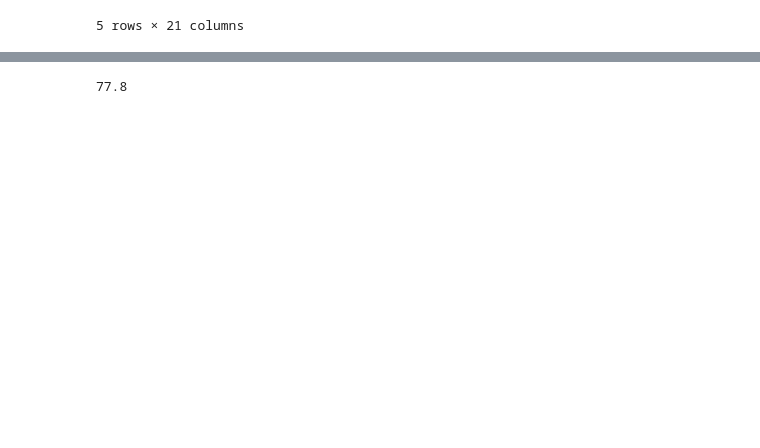
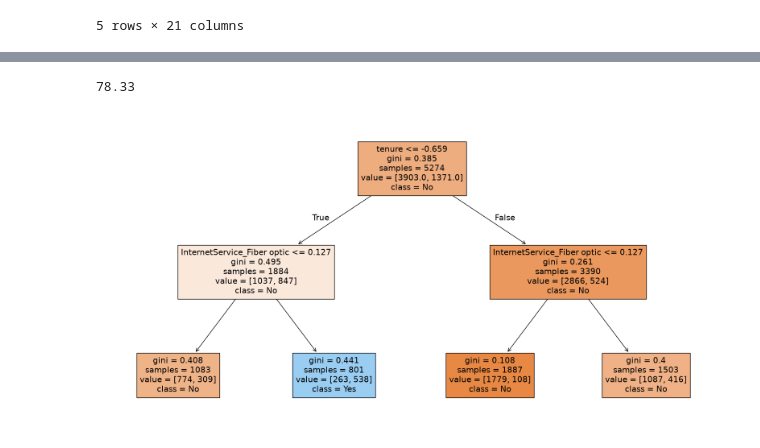
Before and after one commit to vivitsaupreti-creator/p, a Jupyter notebook: ginni.ipynb, the cells around one changed output, grey strips where cells are left out. Cells and saved outputs as stored; diff of their text form; code cells hidden in the pictures; blank space fills up the shorter version.

```diff
--- a/ginni.ipynb
+++ b/ginni.ipynb
@@ -21,3 +41,5 @@ df.head(5)
+# %%
+df.TotalCharges= pd.to_numeric(df.TotalCharges,errors='coerce')
 # %%
 df.dropna(how='any', inplace=True)
 # %%
@@ -25,0 +57,21 @@ Y= df.Churn.values
+# %%
+X = pd.get_dummies(
+    X,
+    columns=['gender',
+        'Partner',
+        'Dependents',
+        'PhoneService',
+        'MultipleLines',
+        'InternetService',
+        'OnlineSecurity',
+        'OnlineBackup',
+        'DeviceProtection',
+        'TechSupport',
+        'StreamingTV',
+        'StreamingMovies',
+        'Contract',
+        'PaperlessBilling',
+        'PaymentMethod'
+    ],
+    drop_first=True
+)
@@ -53,11 +133,28 @@ model.fit(X_train,Y_train)
 Y_pred= model.predict(X_test)
 # %%
 from sklearn.tree import DecisionTreeClassifier
-model_dt= DecisionTreeClassifier()
+model_dt = DecisionTreeClassifier(max_depth=2)
 model_dt.fit(X_train,Y_train)
-Y_pred_dt= model_dt.predict(X_test)
+Y_pred_dt = model_dt.predict(X_test)
 # %%
 from sklearn.metrics import accuracy_score
 round(accuracy_score(Y_test,Y_pred_dt)*100,2)
 # %% [output]
-77.8
+78.33
+# %%
+from sklearn.tree import plot_tree
+import matplotlib.pyplot as plt
+
+feature_names = X.columns
+
+plt.figure(figsize=(20,10))
+plot_tree(
+    model_dt,
+    filled=True,
+    feature_names=feature_names,
+    class_names=['No', 'Yes']
+)
+
+plt.show()
+# %% [output]
+[figure, added]
```
Also changed, not shown: parts of 4 cells of this notebook, 4 other files.
